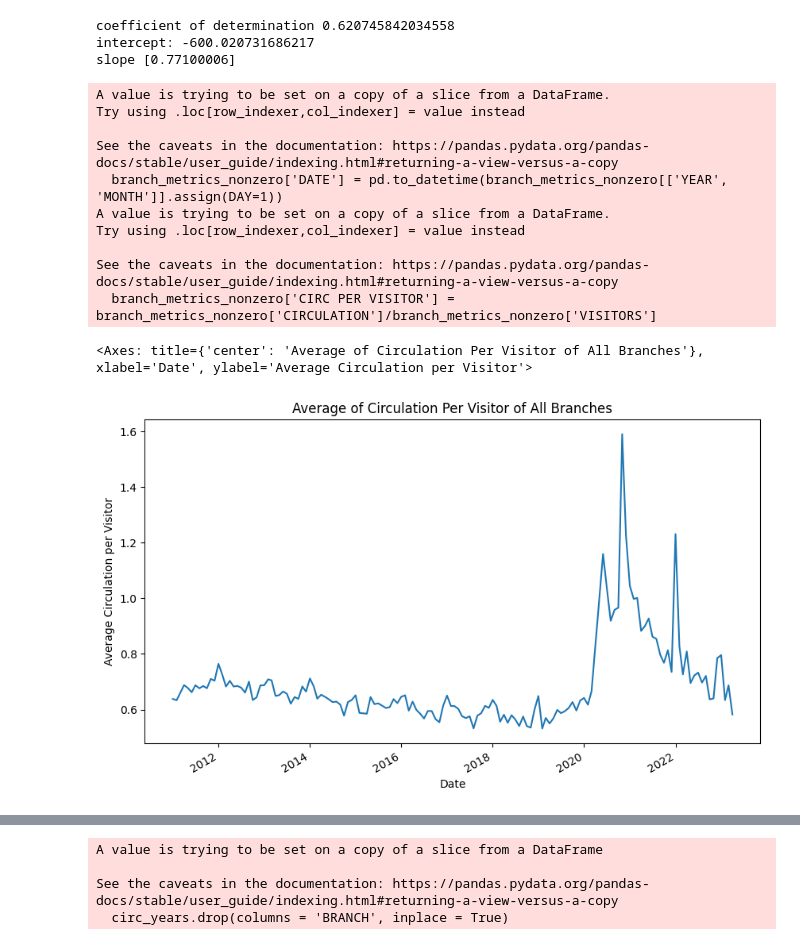
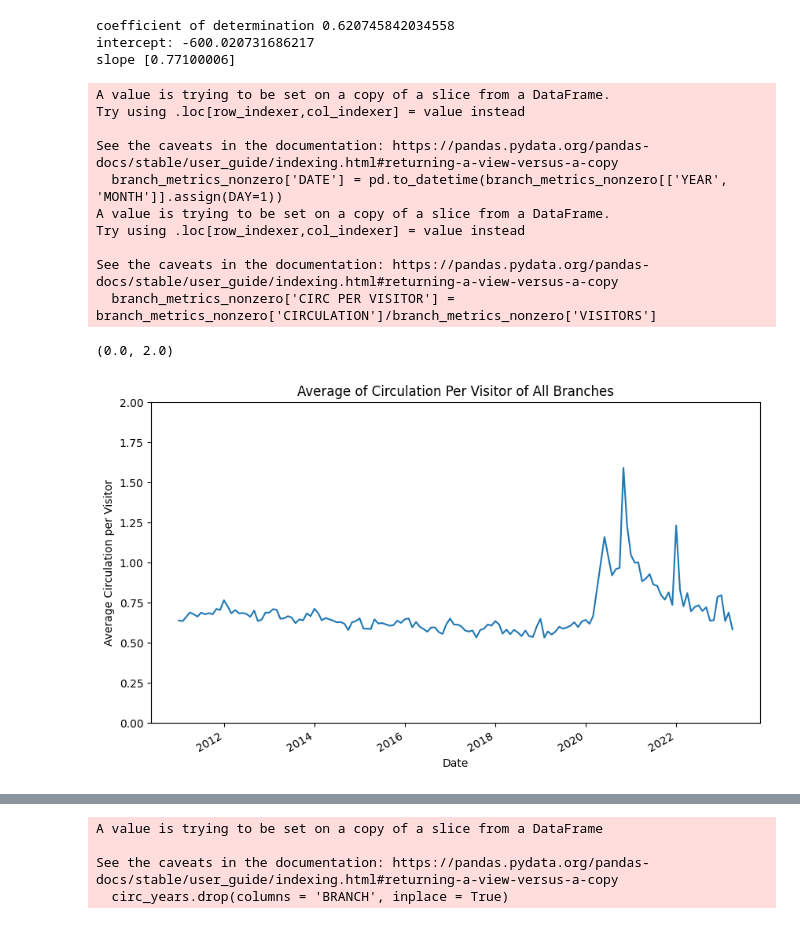
Before and after one commit to uchicago-dsi/cpl_project, a Jupyter notebook: can-summer-2023/basic circulation visuals.ipynb, the cells around one changed output, grey strips where cells are left out. Cells and saved outputs as stored; diff of their text form; code cells hidden in the pictures.

```diff
--- a/can-summer-2023/basic circulation visuals.ipynb
+++ b/can-summer-2023/basic circulation visuals.ipynb
@@ -93,22 +93,23 @@ slope [0.77100006]
 # %%
 branch_metrics_nonzero['DATE'] = pd.to_datetime(branch_metrics_nonzero[['YEAR', 'MONTH']].assign(DAY=1))
 branch_metrics_nonzero['CIRC PER VISITOR'] = branch_metrics_nonzero['CIRCULATION']/branch_metrics_nonzero['VISITORS']
 #print(branch_metrics.head(5))
 
 # Group the data by 'DATE' and calculate the mean number of circulation
 monthly_cpv = branch_metrics_nonzero.groupby('DATE')['CIRC PER VISITOR'].mean()
 
 monthly_cpv.plot(figsize=(10, 6), xlabel='Date', ylabel='Average Circulation per Visitor', title ='Average of Circulation Per Visitor of All Branches')
+plt.ylim([0, 2])
 # %% [output]
 A value is trying to be set on a copy of a slice from a DataFrame.
 Try using .loc[row_indexer,col_indexer] = value instead
 
 See the caveats in the documentation: https://pandas.pydata.org/pandas-docs/stable/user_guide/indexing.html#returning-a-view-versus-a-copy
   branch_metrics_nonzero['DATE'] = pd.to_datetime(branch_metrics_nonzero[['YEAR', 'MONTH']].assign(DAY=1))
 A value is trying to be set on a copy of a slice from a DataFrame.
 Try using .loc[row_indexer,col_indexer] = value instead
 
 See the caveats in the documentation: https://pandas.pydata.org/pandas-docs/stable/user_guide/indexing.html#returning-a-view-versus-a-copy
   branch_metrics_nonzero['CIRC PER VISITOR'] = branch_metrics_nonzero['CIRCULATION']/branch_metrics_nonzero['VISITORS']
-<Axes: title={'center': 'Average of Circulation Per Visitor of All Branches'}, xlabel='Date', ylabel='Average Circulation per Visitor'>
+(0.0, 2.0)
-[figure, old version]
+[figure, new version]
```
Also changed, not shown: parts of 6 cells of this notebook.
